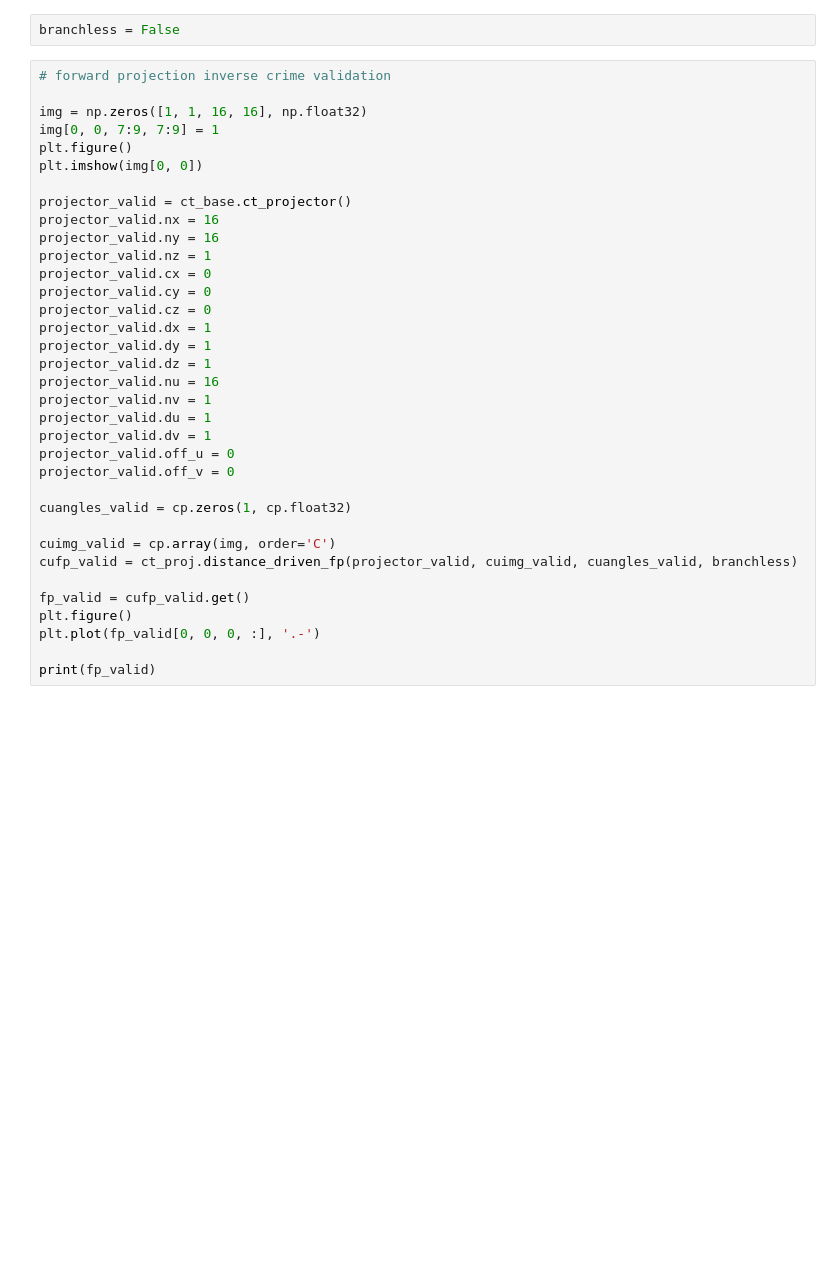
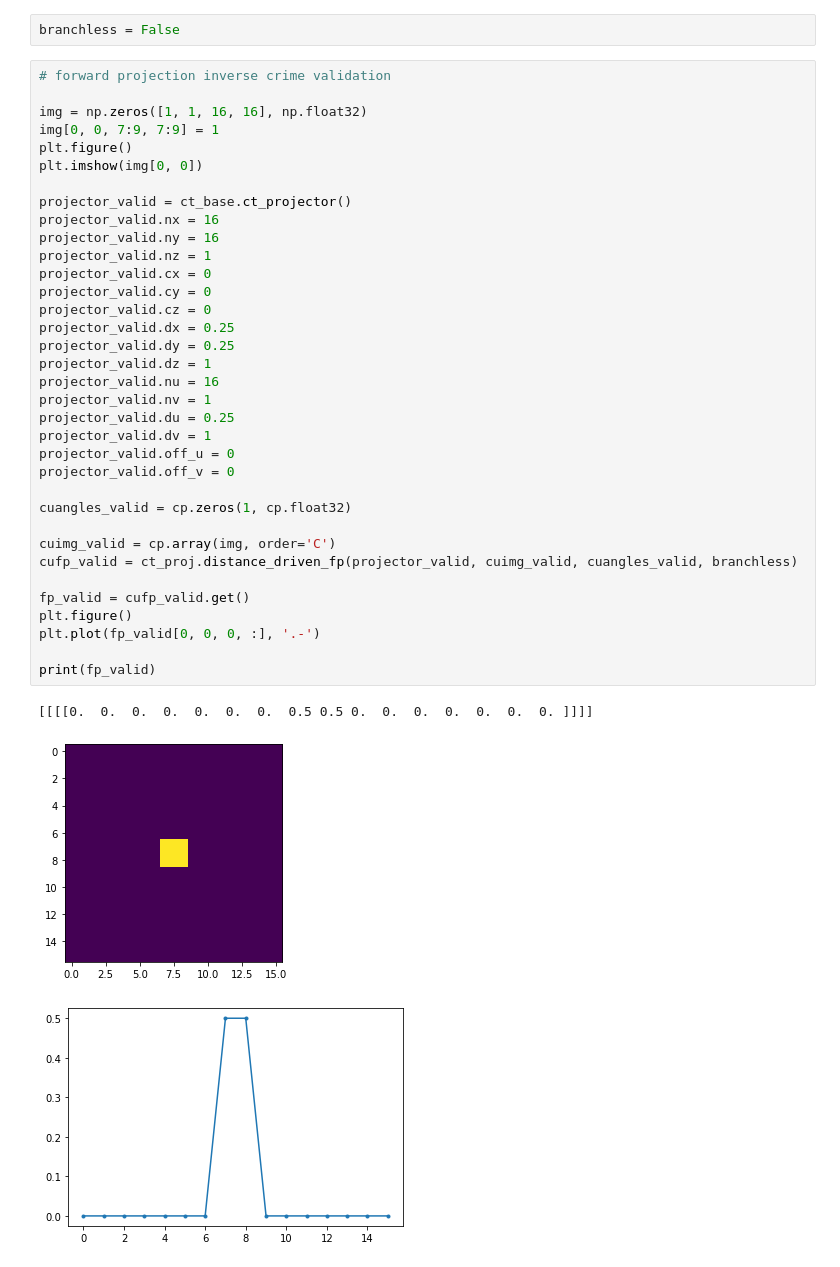
Before and after one commit to wudufan/CTProjector, a Jupyter notebook: example/ex_dd_fbp_forbild.ipynb, the cells around one changed output. Drawn from its saved outputs; the diff is of its cells as text; blank space fills up the shorter version.

```diff
--- a/example/ex_dd_fbp_forbild.ipynb
+++ b/example/ex_dd_fbp_forbild.ipynb
@@ -13,36 +13,40 @@ branchless = False
 
 img = np.zeros([1, 1, 16, 16], np.float32)
 img[0, 0, 7:9, 7:9] = 1
 plt.figure()
 plt.imshow(img[0, 0])
 
 projector_valid = ct_base.ct_projector()
 projector_valid.nx = 16
 projector_valid.ny = 16
 projector_valid.nz = 1
 projector_valid.cx = 0
 projector_valid.cy = 0
 projector_valid.cz = 0
-projector_valid.dx = 1
-projector_valid.dy = 1
+projector_valid.dx = 0.25
+projector_valid.dy = 0.25
 projector_valid.dz = 1
 projector_valid.nu = 16
 projector_valid.nv = 1
-projector_valid.du = 1
+projector_valid.du = 0.25
 projector_valid.dv = 1
 projector_valid.off_u = 0
 projector_valid.off_v = 0
 
 cuangles_valid = cp.zeros(1, cp.float32)
 
 cuimg_valid = cp.array(img, order='C')
 cufp_valid = ct_proj.distance_driven_fp(projector_valid, cuimg_valid, cuangles_valid, branchless)
 
 fp_valid = cufp_valid.get()
 plt.figure()
 plt.plot(fp_valid[0, 0, 0, :], '.-')
 
 print(fp_valid)
+# %% [output]
+[[[[0.  0.  0.  0.  0.  0.  0.  0.5 0.5 0.  0.  0.  0.  0.  0.  0. ]]]]
+[figure, added]
+[figure, added]
 # %%
 # backprojection inverse crime validation
 prj = np.zeros([1, 1, 1, 16], np.float32)
```
Also changed, not shown: parts of 3 cells of this notebook, 6 other files.
